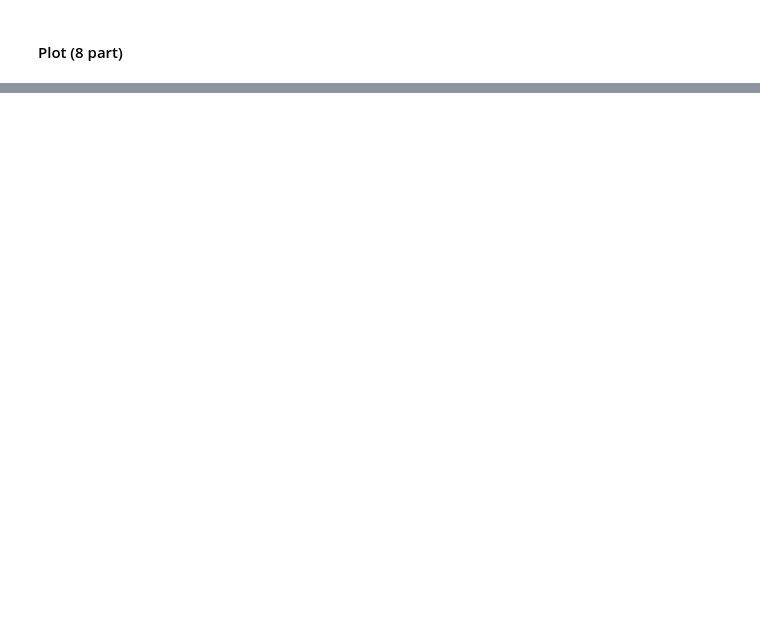
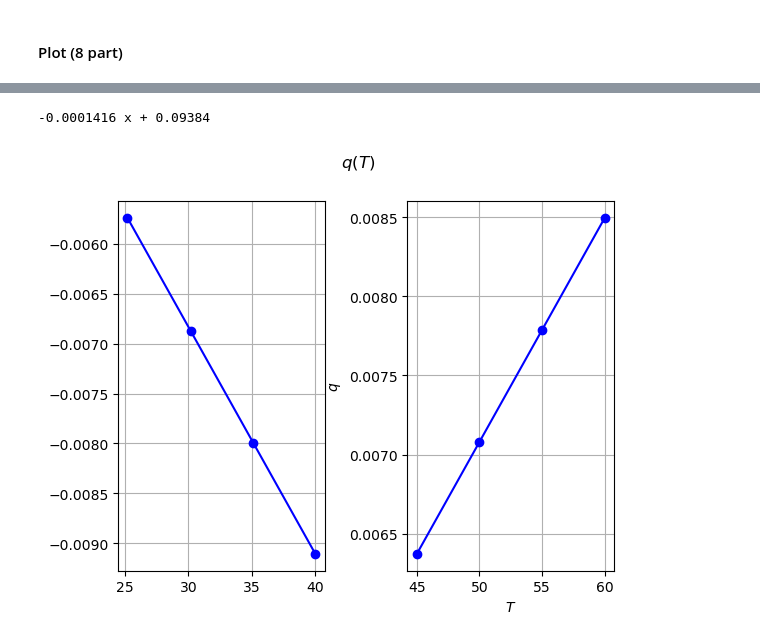
Before and after one commit to juliaProjorlivy/laba, a Jupyter notebook: 2_sem/laba_2.5.1/2.5.1.ipynb, the cells around one changed output, grey strips where cells are left out. Cells and saved outputs as stored; diff of their text form; code cells hidden in the pictures; blank space fills up the shorter version.

```diff
--- a/2_sem/laba_2.5.1/2.5.1.ipynb
+++ b/2_sem/laba_2.5.1/2.5.1.ipynb
@@ -54,0 +115,24 @@ Text(0.5, 1.0, 'График зависимости $\\sigma (T)$')
+# %%
+print(model1)
+# %% [output]
+-0.0001416 x + 0.09384
+# %%
+k2 = -0.0001416
+k1 = 0.0002277
+q1 = np.array([-Ts[i]*k1 for i in range(4)])
+q2 = np.array([-Ts[i]*k2 for i in range(4, 8)])
+q = np.concatenate((q1, q2))
+# %%
+fig, (ax1, ax2) = plt.subplots(1, 2)
+plt.subplots_adjust(wspace=0.4)
+ax1.plot(Ts1, q1, 'bo-')
+plt.xlabel('$T$')
+ax1.grid()
+ax2.plot(Ts2, q2, 'bo-')
+fig.suptitle('$q(T)$')
+plt.xlabel('$T$')
+plt.ylabel('$q$')
+ax2.grid()
+fig.savefig('plot2.png')
+# %% [output]
+[figure, added]
```
Also changed, not shown: parts of 13 cells of this notebook, 11 other files.
